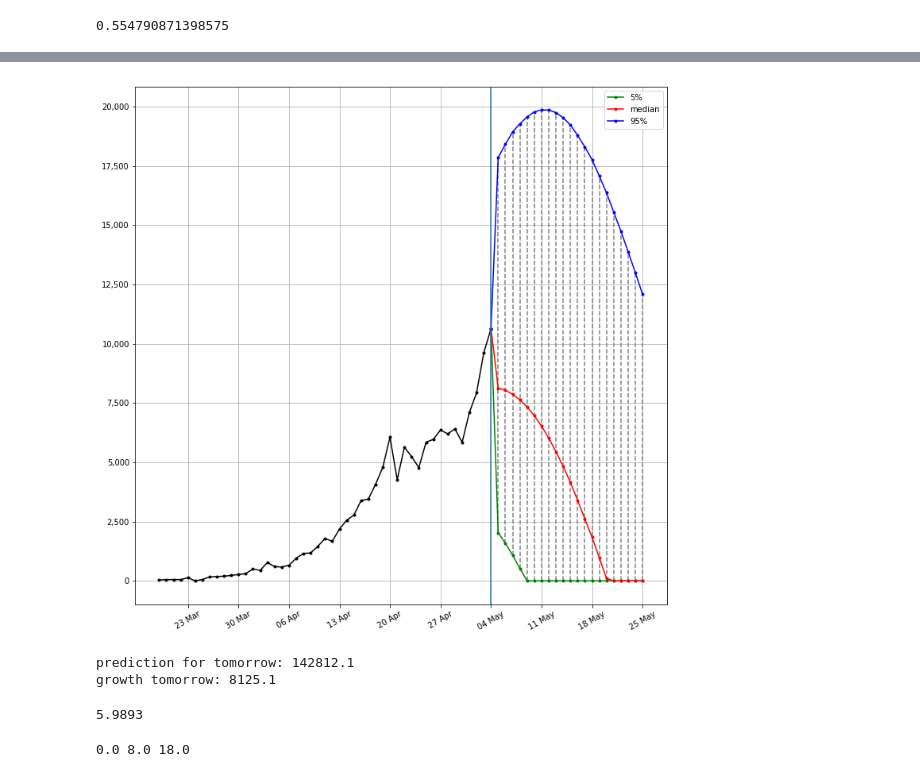
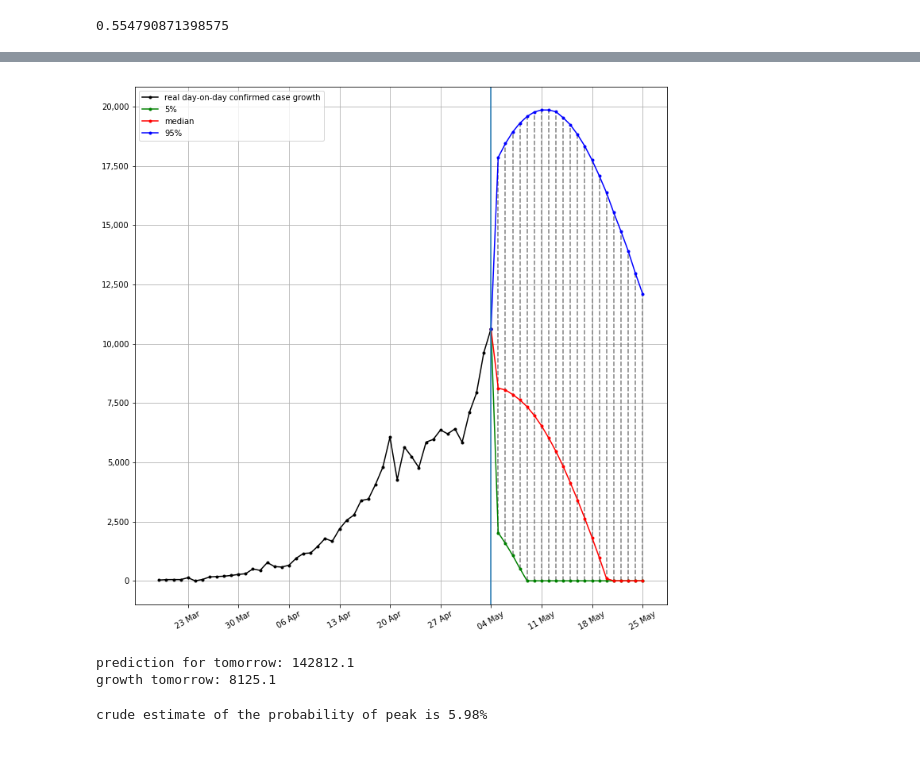
Before and after one commit to alex-mazuretsky/covid-prediction, a Jupyter notebook: RU-covid.ipynb, the cells around one changed output, grey strips where cells are left out. Saved outputs shown, nothing was run; the diff lists cells and outputs as text; code cells hidden in the pictures.

```diff
--- a/RU-covid.ipynb
+++ b/RU-covid.ipynb
@@ -215,25 +209,25 @@ Wall time: 939 ms
 # %%
 fig, ax = set_plot(figsize=(12,12))
 plot_days = 7 * 3
 dates = get_dates(len(cases) + plot_days)
 real_cases_gr = real_cases[1:] - real_cases[:-1]
 cases_gr = cases[1:] - cases[:-1]
-plot_dates(dates[1:len(real_cases)], real_cases_gr, color='black')
+plot_dates(dates[1:len(real_cases)], real_cases_gr, color='black', label='real day-on-day confirmed case growth')
 plot_dates(dates[len(cases)-1:], np.concatenate([[cases_gr[-1]], p5_gr[:plot_days]]), color='green', label='5%')
 plot_dates(dates[len(cases)-1:], np.concatenate([[cases_gr[-1]], p50_gr[:plot_days]]), color='red', label='median')
 plot_dates(dates[len(cases)-1:], np.concatenate([[cases_gr[-1]], p95_gr[:plot_days]]), color='blue', label='95%')
 plt.vlines(dates[len(cases):], p5_gr, p95_gr, colors='gray', linestyles='dashed')
 plt.legend()
 ax.xaxis.set_ticks(dates[(len(cases) - 1) % 7::7])
 ax.xaxis.set_major_formatter(mdates.DateFormatter('%d %b'))
 ax.xaxis.set_tick_params(rotation=30, labelsize=10)
 ax.yaxis.set_major_formatter(matplotlib.ticker.StrMethodFormatter('{x:,.0f}'))
 plt.axvline(dates[len(cases) - 1])
-name = 'covid-gr-{}.'.format(mdates.num2date(dates_cases[-1]).strftime('%d-%m'))
+name = 'covid_gr-{}-{}.'.format(nation, mdates.num2date(dates_cases[-1]).strftime('%d-%m'))
 plt.savefig(name + 'svg')
 plt.savefig(name + 'png')
 # %% [output]
-[figure, old version]
+[figure, new version]
 # %%
 print('prediction for tomorrow:', round(np.median(results[:,0]), 1))
 print('growth tomorrow:', round(np.median(results_gr[:,0]), 1))
@@ -242,10 +236,6 @@ prediction for tomorrow: 142812.1
 growth tomorrow: 8125.1
 # %%
 is_peak = np.max(results_gr, axis=1) < np.max(cases_gr)
-np.mean(is_peak) * 100
+print('crude estimate of the probability of peak is {:.2f}%'.format(np.mean(is_peak) * 100))
 # %% [output]
-5.9893
+crude estimate of the probability of peak is 5.98%
-# %%
-print(np.percentile(np.argmax(results_gr, axis=1) * (~is_peak), 5), np.percentile(np.argmax(results_gr, axis=1) * (~is_peak), 50), np.percentile(np.argmax(results_gr, axis=1) * (~is_peak), 95))
-# %% [output]
-0.0 8.0 18.0
```
Also changed, not shown: parts of 21 cells of this notebook.
